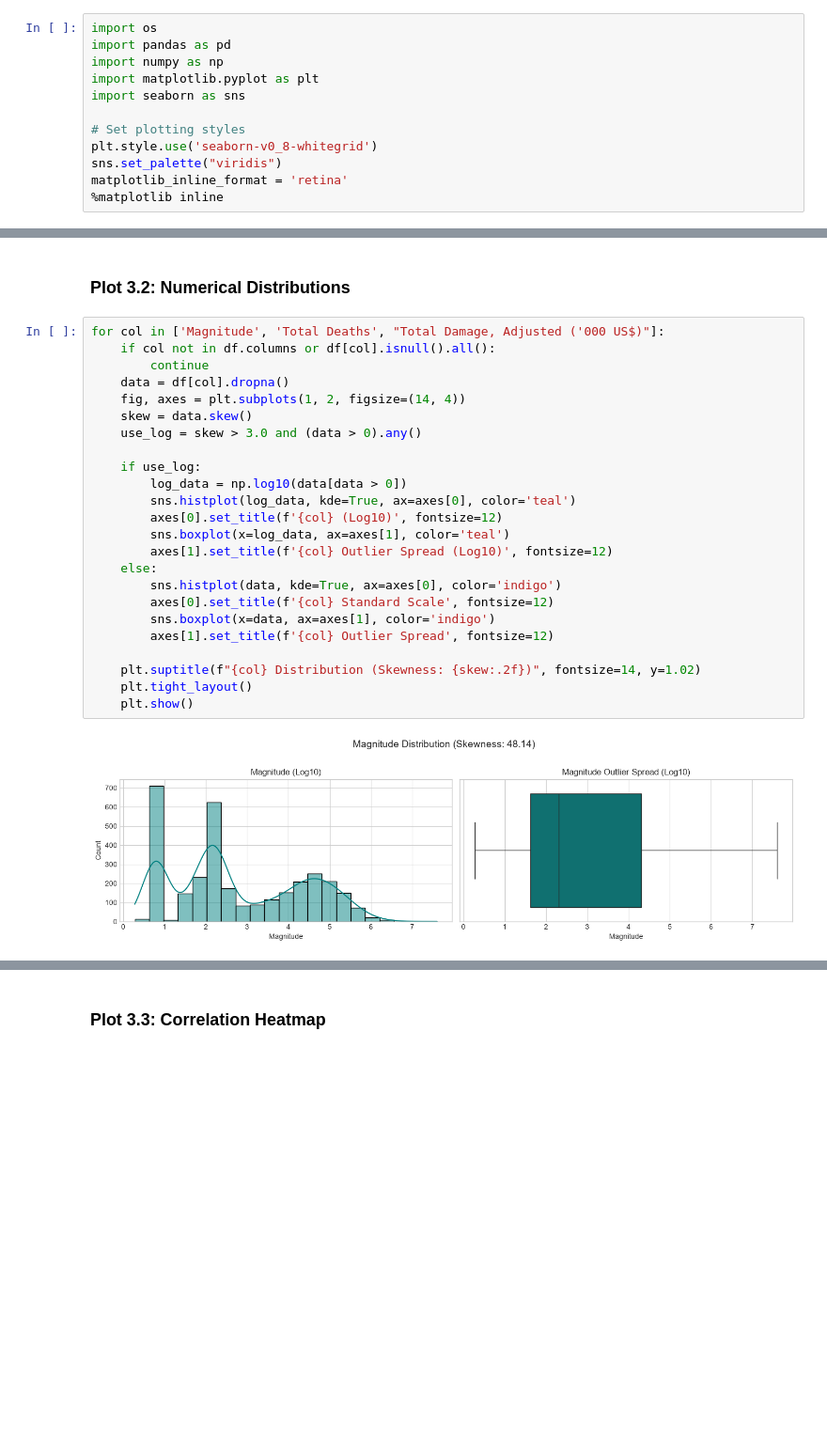
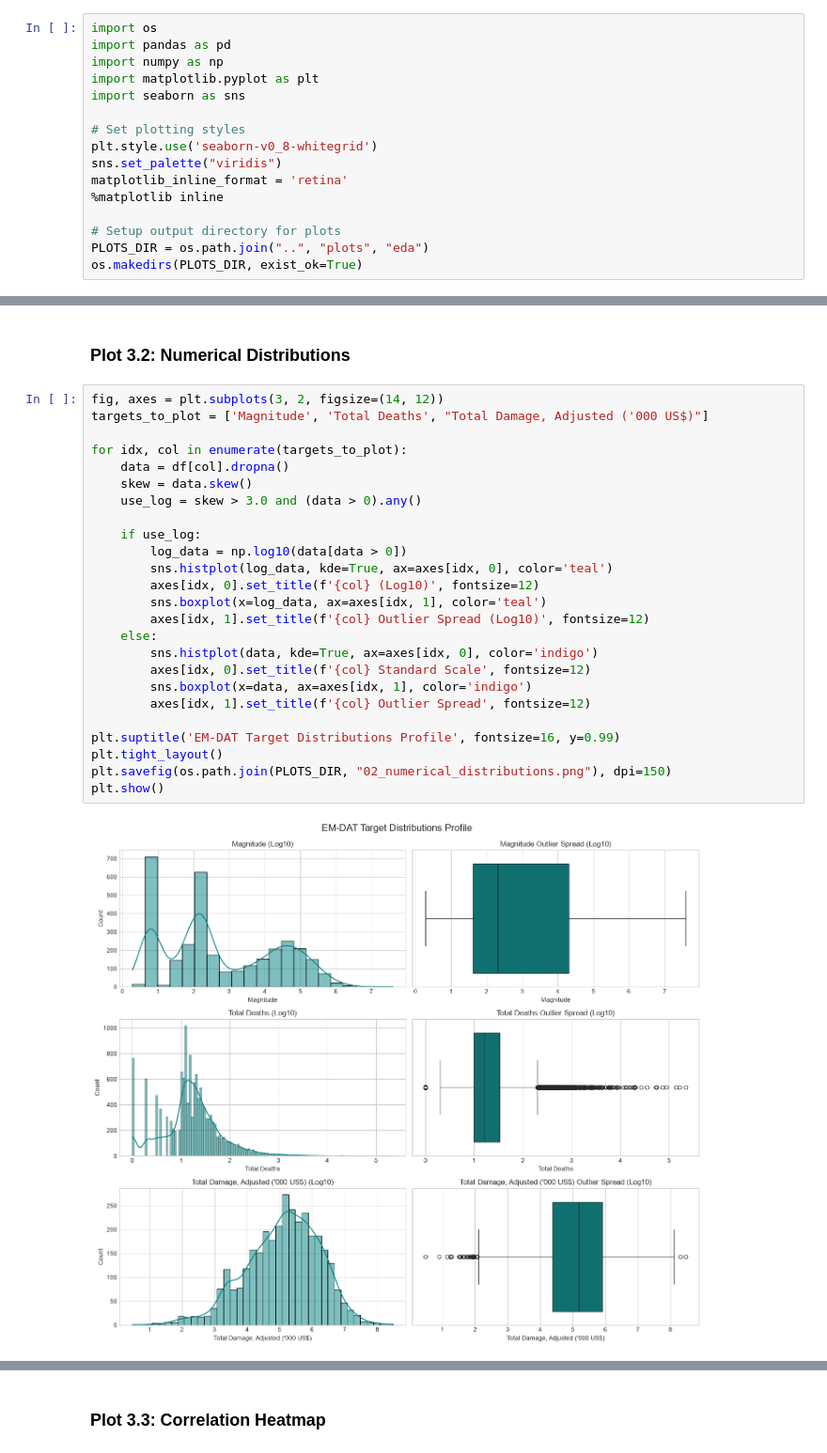
Before and after one commit to ahana4banerjee/AI-Disaster-Orchastrator, a Jupyter notebook: notebooks/01_eda_emdat.ipynb, the cells around one changed output, grey strips where cells are left out. Shown at 94% size. Drawn from its saved outputs; the diff is of its cells as text; blank space fills up the shorter version.

Commit message:
feat: initialize EDA workflow with EM-DAT notebook and comprehensive visualization suite

```diff
--- a/notebooks/01_eda_emdat.ipynb
+++ b/notebooks/01_eda_emdat.ipynb
@@ -13,6 +13,10 @@ plt.style.use('seaborn-v0_8-whitegrid')
 sns.set_palette("viridis")
 matplotlib_inline_format = 'retina'
 %matplotlib inline
+
+# Setup output directory for plots
+PLOTS_DIR = os.path.join("..", "plots", "eda")
+os.makedirs(PLOTS_DIR, exist_ok=True)
 # %% [markdown]
 ## 1. Load the Dataset
 Point to the EM-DAT CSV file stored in the raw data directory.
@@ -87,28 +92,29 @@ Passing `palette` without assigning `hue` is deprecated and will be removed in v
 # %% [markdown]
 ### Plot 3.2: Numerical Distributions
 # %%
-for col in ['Magnitude', 'Total Deaths', "Total Damage, Adjusted ('000 US$)"]:
-    if col not in df.columns or df[col].isnull().all():
-        continue
+fig, axes = plt.subplots(3, 2, figsize=(14, 12))
+targets_to_plot = ['Magnitude', 'Total Deaths', "Total Damage, Adjusted ('000 US$)"]
+
+for idx, col in enumerate(targets_to_plot):
     data = df[col].dropna()
-    fig, axes = plt.subplots(1, 2, figsize=(14, 4))
     skew = data.skew()
     use_log = skew > 3.0 and (data > 0).any()
 
     if use_log:
         log_data = np.log10(data[data > 0])
-        sns.histplot(log_data, kde=True, ax=axes[0], color='teal')
-        axes[0].set_title(f'{col} (Log10)', fontsize=12)
-        sns.boxplot(x=log_data, ax=axes[1], color='teal')
-        axes[1].set_title(f'{col} Outlier Spread (Log10)', fontsize=12)
+        sns.histplot(log_data, kde=True, ax=axes[idx, 0], color='teal')
+        axes[idx, 0].set_title(f'{col} (Log10)', fontsize=12)
+        sns.boxplot(x=log_data, ax=axes[idx, 1], color='teal')
+        axes[idx, 1].set_title(f'{col} Outlier Spread (Log10)', fontsize=12)
     else:
-        sns.histplot(data, kde=True, ax=axes[0], color='indigo')
-        axes[0].set_title(f'{col} Standard Scale', fontsize=12)
-        sns.boxplot(x=data, ax=axes[1], color='indigo')
-        axes[1].set_title(f'{col} Outlier Spread', fontsize=12)
+        sns.histplot(data, kde=True, ax=axes[idx, 0], color='indigo')
+        axes[idx, 0].set_title(f'{col} Standard Scale', fontsize=12)
+        sns.boxplot(x=data, ax=axes[idx, 1], color='indigo')
+        axes[idx, 1].set_title(f'{col} Outlier Spread', fontsize=12)
 
-    plt.suptitle(f"{col} Distribution (Skewness: {skew:.2f})", fontsize=14, y=1.02)
-    plt.tight_layout()
-    plt.show()
+plt.suptitle('EM-DAT Target Distributions Profile', fontsize=16, y=0.99)
+plt.tight_layout()
+plt.savefig(os.path.join(PLOTS_DIR, "02_numerical_distributions.png"), dpi=150)
+plt.show()
 # %% [output]
-[figure, old version]
+[figure, new version]
```
Also changed, not shown: parts of 15 cells of this notebook, 15 other files.
